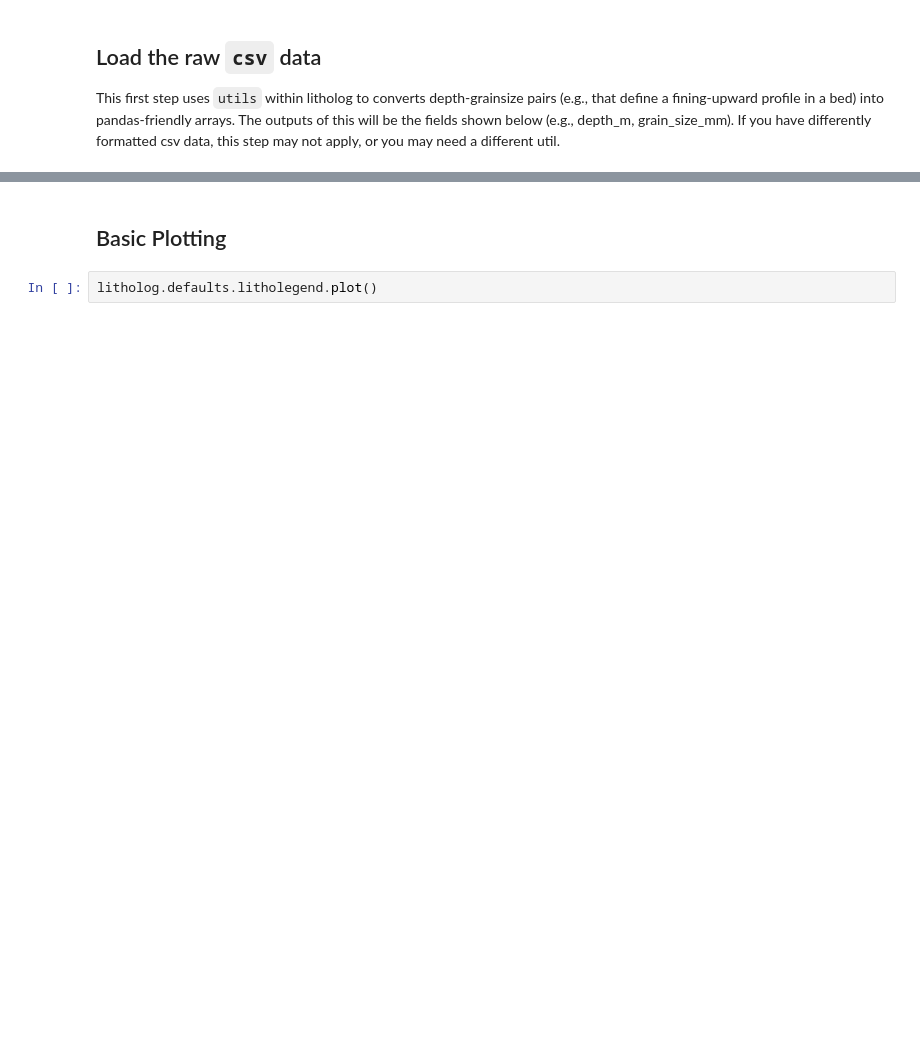
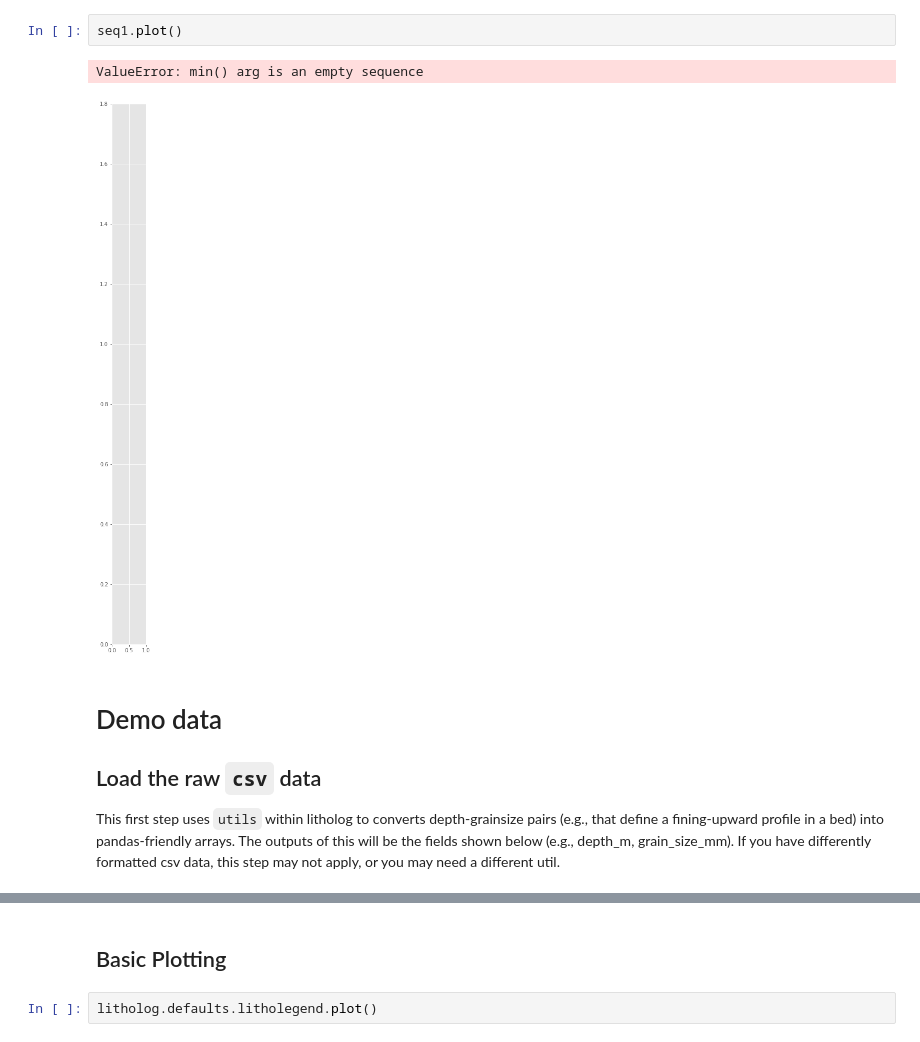
Before and after one commit to rgmyr/litholog, a Jupyter notebook: notebooks/actual_demo.ipynb, the cells around one changed output, grey strips where cells are left out. Saved outputs shown, nothing was run; the diff lists cells and outputs as text; blank space fills up the shorter version.

```diff
--- a/notebooks/actual_demo.ipynb
+++ b/notebooks/actual_demo.ipynb
@@ -48,4 +115,11 @@ from litholog.sequence import io, BedSequence
+# %%
+seq1.plot()
+# %% [output]
+ValueError: min() arg is an empty sequence
+[figure, added]
 # %% [markdown]
+# Demo data
+
 ## Load the raw `csv` data
 
 This first step uses `utils` within litholog to converts depth-grainsize pairs (e.g., that define a fining-upward profile in a bed) into pandas-friendly arrays. The outputs of this will be the fields shown below (e.g., depth_m, grain_size_mm). If you have differently formatted csv data, this step may not apply, or you may need a different util.
```
Also changed, not shown: parts of 43 cells of this notebook, 3 other files.
